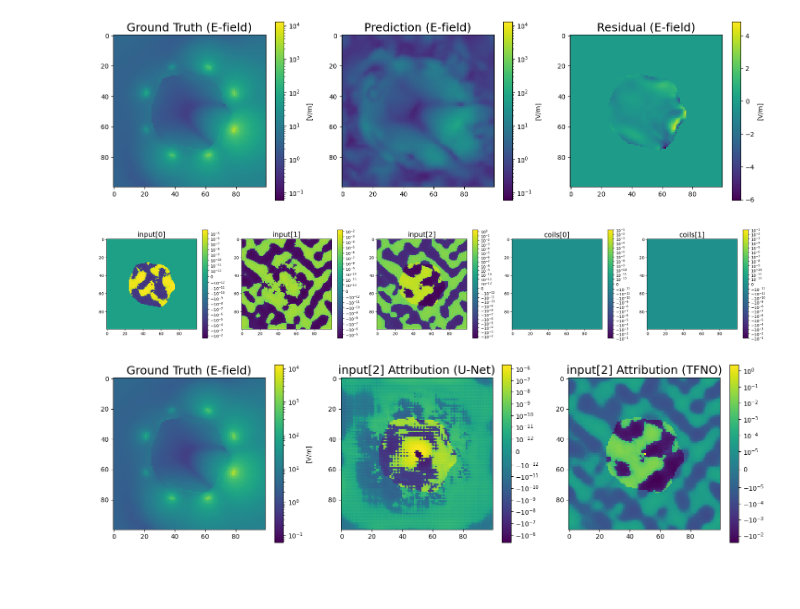
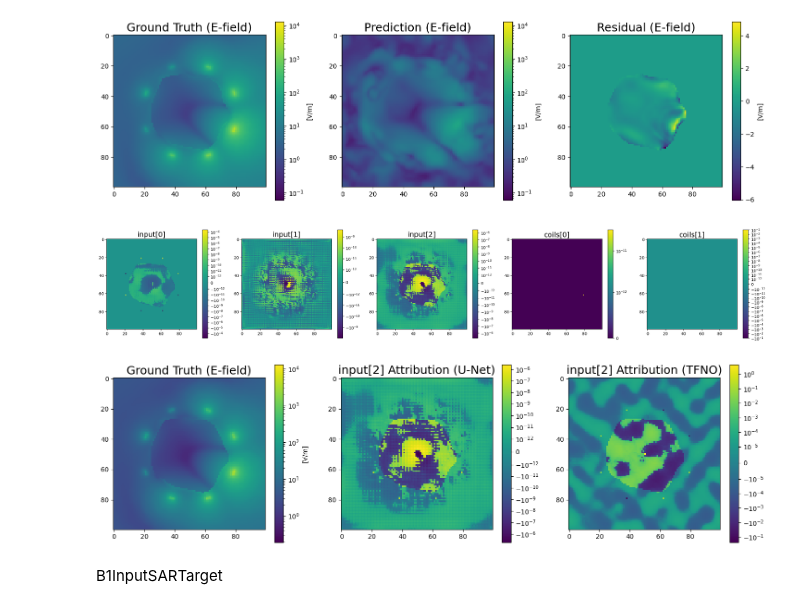
Before and after one commit to badulion/magnet_fno, a Jupyter notebook: results/inference.ipynb, the cells around one changed output. Drawn from its saved outputs; the diff is of its cells as text; code cells hidden in the pictures; blank space fills up the shorter version.

```diff
--- a/results/inference.ipynb
+++ b/results/inference.ipynb
@@ -278,38 +278,39 @@ plt.show()
 [<Axes: > <Axes: > <Axes: >]
 [figure]
 # %%
+import torch
 from captum.attr import IntegratedGradients
 
 ig = IntegratedGradients(model)
-attr = ig.attribute(torch.cat((sample['input'], sample['coils']), dim=1), target=(0,50,50,50), n_steps=1)
+attr = ig.attribute(torch.cat((sample['input'], sample['coils']), dim=1), target=(0,50,50,51), n_steps=1)
 # %%
 import matplotlib.pyplot as plt
 from matplotlib.colors import SymLogNorm
 
 titles = ['input[0]', 'input[1]', 'input[2]', 'coils[0]', 'coils[1]']
 
 _, axes = plt.subplots(1, 5, figsize=(30, 5))
 
 for column, title in zip(axes, titles):
     column.set_title(title, fontsize=18)
 
-slice = 50
+slice = 51
 
 input0 = axes[0].imshow(attr[0, 0, :, :, slice], cmap='viridis', norm=SymLogNorm(linthresh=1e-12))
 input1 = axes[1].imshow(attr[0, 1, :, :, slice], cmap='viridis', norm=SymLogNorm(linthresh=1e-12))
 input2 = axes[2].imshow(attr[0, 2, :, :, slice], cmap='viridis', norm=SymLogNorm(linthresh=1e-12))
 coils0 = axes[3].imshow(attr[0, 3, :, :, slice], cmap='viridis', norm=SymLogNorm(linthresh=1e-12))
 coils1 = axes[4].imshow(attr[0, 4, :, :, slice], cmap='viridis', norm=SymLogNorm(linthresh=1e-12))
 
 plt.colorbar(input0)
 plt.colorbar(input1)
 plt.colorbar(input2)
 plt.colorbar(coils0)
 plt.colorbar(coils1)
 
 plt.show()
 # %% [output]
-[figure, old version]
+[figure, new version]
 # %%
 attr_unet = attr
 # %%
@@ -330,13 +331,13 @@ _, axes = plt.subplots(1, 3, figsize=(18, 5))
 
 titles = ['Ground Truth (E-field)', 'input[2] Attribution (U-Net)', 'input[2] Attribution (TFNO)']
 
-e_vmin = min(gt[0].min(), pr[0].min())
-e_vmax = max(gt[0].max(), pr[0].max())
+e_vmin = gt[0].min()
+e_vmax = gt[0].max()
 
 for column, title in zip(axes, titles):
     column.set_title(title, fontsize=18)
 
-slice = 50
+slice = 51
 
 gt_e = axes[0].imshow(gt[0, :, :, slice], cmap='viridis', norm='log', vmin = e_vmin, vmax = e_vmax)
 input2_unet = axes[1].imshow(attr_unet[0, 2, :, :, slice], cmap='viridis', norm=SymLogNorm(linthresh=1e-12))
@@ -348,4 +349,6 @@ plt.colorbar(input2_tfno)
 
 plt.show()
 # %% [output]
-[figure, old version]
+[figure, new version]
+# %% [markdown]
+B1InputSARTarget
```
Also changed, not shown: parts of 4 cells of this notebook, 2 other files.
